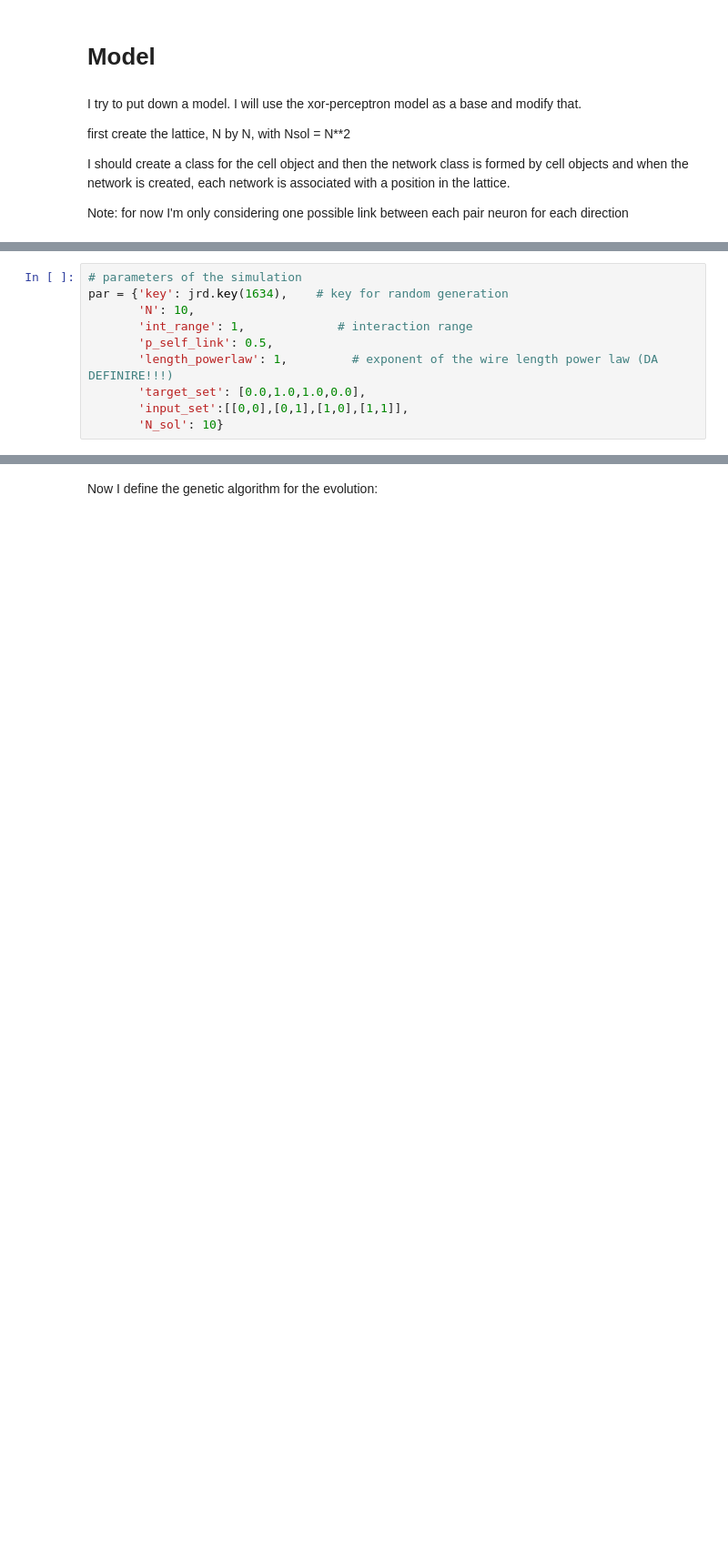
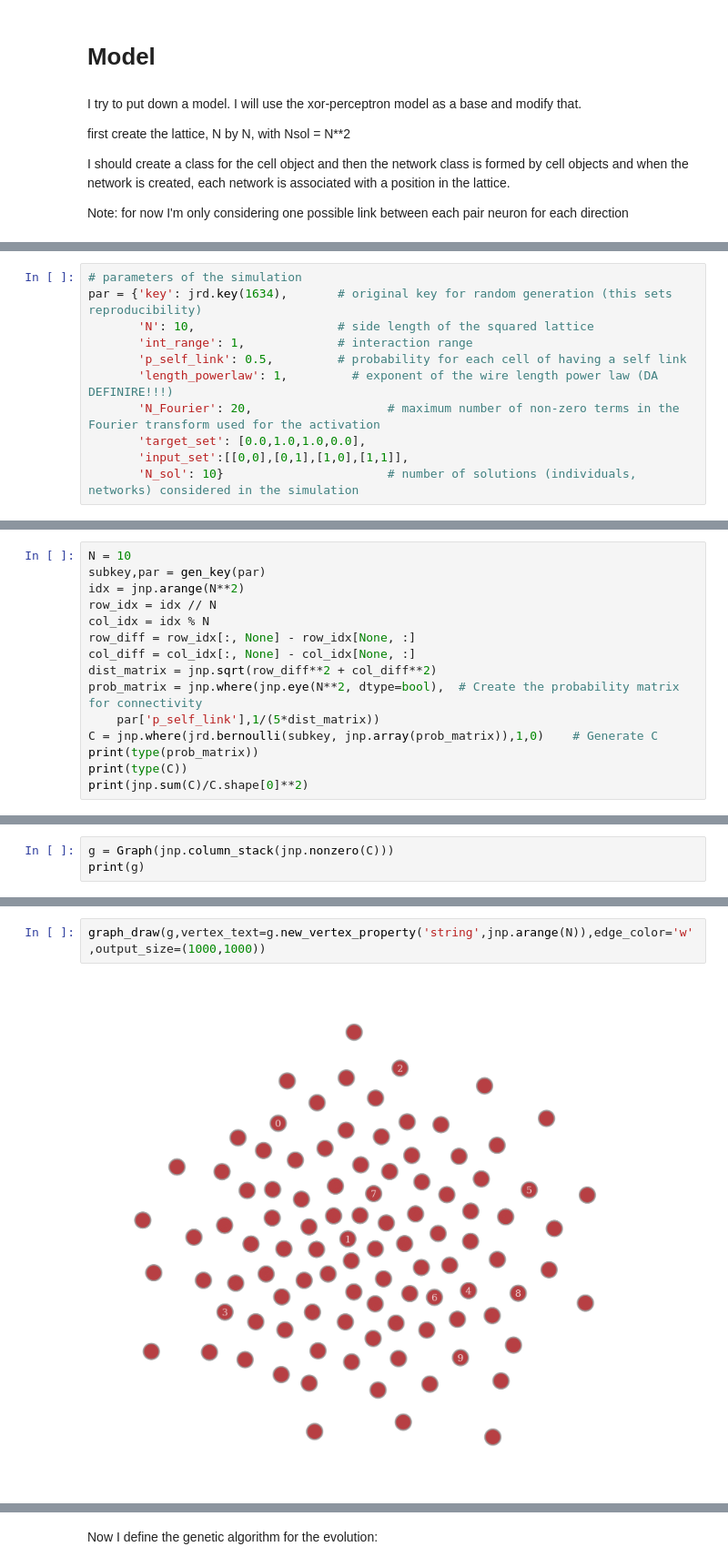
Before and after one commit to pietromalagoli/NeuronEvolution, a Jupyter notebook: main/model_jaxed.ipynb, the cells around one changed output, grey strips where cells are left out. Shown at 91% size. Drawn from its saved outputs; the diff is of its cells as text; blank space fills up the shorter version.

```diff
--- a/main/model_jaxed.ipynb
+++ b/main/model_jaxed.ipynb
@@ -21,11 +23,12 @@ from typing import NamedTuple
 # %%
 # parameters of the simulation
-par = {'key': jrd.key(1634),    # key for random generation
-       'N': 10,
+par = {'key': jrd.key(1634),       # original key for random generation (this sets reproducibility)
+       'N': 10,                    # side length of the squared lattice
        'int_range': 1,             # interaction range
-       'p_self_link': 0.5,
+       'p_self_link': 0.5,         # probability for each cell of having a self link
        'length_powerlaw': 1,         # exponent of the wire length power law (DA DEFINIRE!!!)
+       'N_Fourier': 20,                   # maximum number of non-zero terms in the Fourier transform used for the activation
        'target_set': [0.0,1.0,1.0,0.0],
        'input_set':[[0,0],[0,1],[1,0],[1,1]],
-       'N_sol': 10}
+       'N_sol': 10}                       # number of solutions (individuals, networks) considered in the simulation
 # %%
@@ -125,0 +131,15 @@ key, _ = split(key)
+# %%
+N = 10
+subkey,par = gen_key(par)
+idx = jnp.arange(N**2)
+row_idx = idx // N
+col_idx = idx % N
+row_diff = row_idx[:, None] - row_idx[None, :]
+col_diff = col_idx[:, None] - col_idx[None, :]
+dist_matrix = jnp.sqrt(row_diff**2 + col_diff**2)
+prob_matrix = jnp.where(jnp.eye(N**2, dtype=bool),  # Create the probability matrix for connectivity
+    par['p_self_link'],1/(5*dist_matrix))
+C = jnp.where(jrd.bernoulli(subkey, jnp.array(prob_matrix)),1,0)    # Generate C
+print(type(prob_matrix))
+print(type(C))
+print(jnp.sum(C)/C.shape[0]**2)
@@ -125,0 +150,3 @@ key, _ = split(key)
+# %%
+g = Graph(jnp.column_stack(jnp.nonzero(C)))
+print(g)
@@ -125,0 +169,4 @@ key, _ = split(key)
+# %%
+graph_draw(g,vertex_text=g.new_vertex_property('string',jnp.arange(N)),edge_color='w',output_size=(1000,1000))
+# %% [output]
+[figure, added]
```
Also changed, not shown: parts of 7 cells of this notebook.
